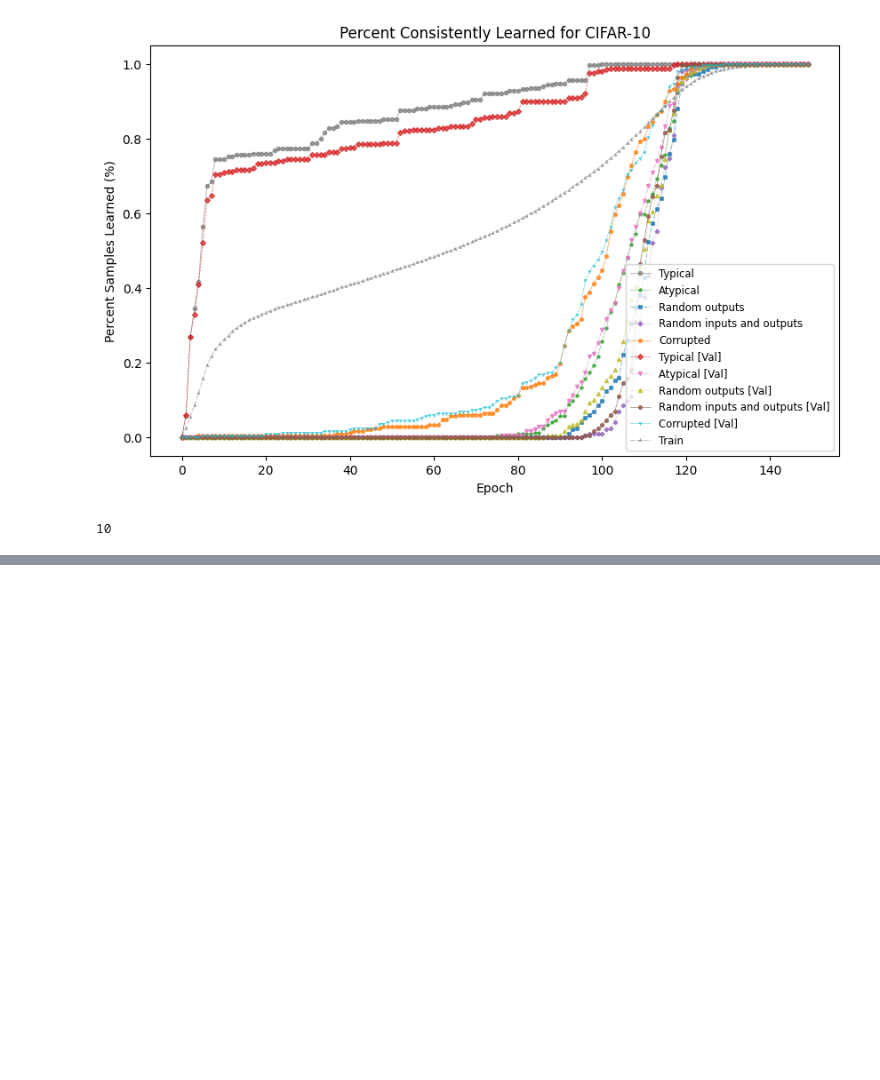
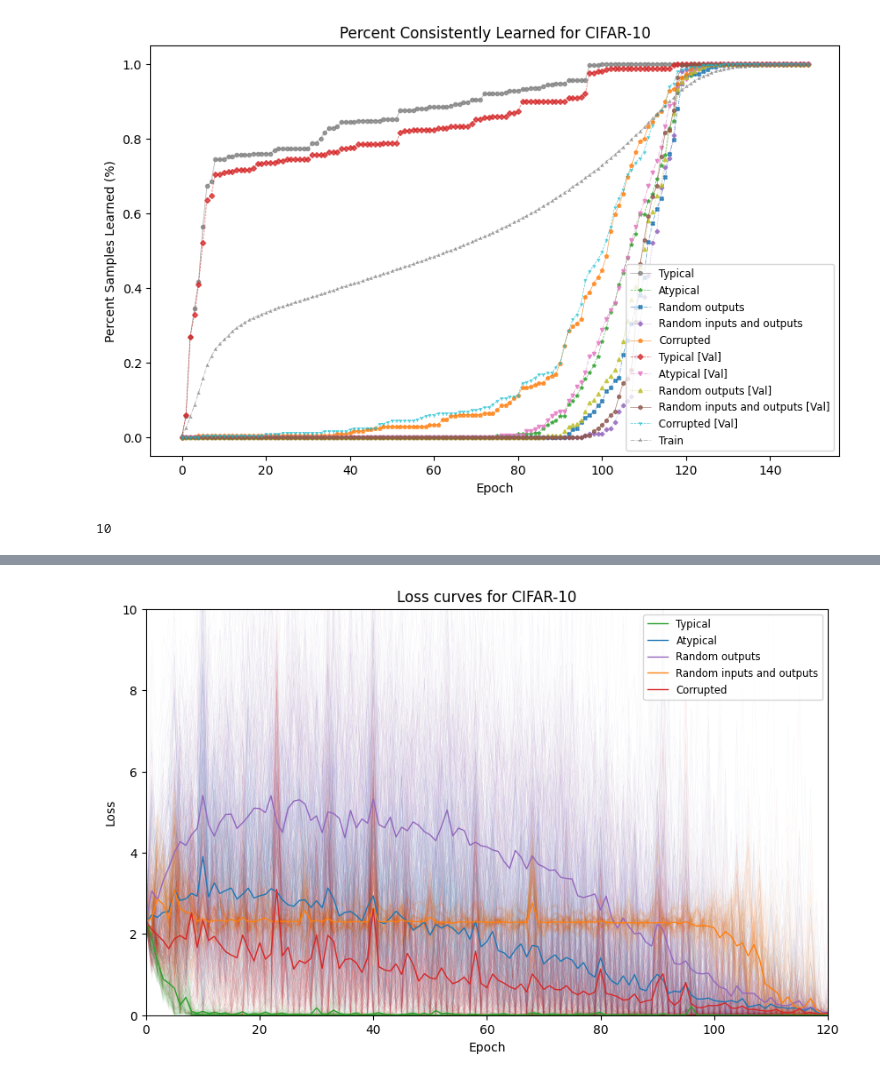
Before and after one commit to jhoffe/bsc_metadata_archeology, a Jupyter notebook: notebooks/loss_dataset_test.ipynb, the cells around one changed output, grey strips where cells are left out. Saved outputs shown, nothing was run; the diff lists cells and outputs as text; code cells hidden in the pictures; blank space fills up the shorter version.

Commit message:
loss curve plot

```diff
--- a/notebooks/loss_dataset_test.ipynb
+++ b/notebooks/loss_dataset_test.ipynb
@@ -343,0 +366,81 @@ len(suite_names)
+# %%
+dataset_name = "cifar10"
+loss_dataset_path = f"../models/losses/{dataset_name}-20230320_1038"
+probe_suite = torch.load(f"../data/processed/{dataset_name}/train_probe_suite.pt")
+
+df = get_loss_dataset(loss_dataset_path)
+
+df.drop_duplicates(subset=["epoch", "sample_index", "stage"], inplace=True)
+
+df["epoch"] = df["epoch"].astype(int)
+
+max_epoch = df["epoch"].max() + 1
+num_suite_samples = len(probe_suite.combined)
+num_train_samples = len(probe_suite)
+
+assert df["stage"][df["stage"] == "val"].count() == max_epoch * num_suite_samples
+assert df["stage"][df["stage"] == "train"].count() == max_epoch * num_train_samples
+
+val_df = df[df["stage"] == "val"]
+
+suite_names = {
+    "typical": "Typical",
+    "atypical": "Atypical",
+    "random_outputs": "Random outputs",
+    "random_inputs_outputs": "Random inputs and outputs",
+    "corrupted": "Corrupted",
+}
+
+# sort by epoch
+val_df.sort_values(by=["epoch"], inplace=True)
+
+plt.figure(figsize=(10, 6))
+plt.title(f"Loss curves for {plot_titles[dataset_name]}")
+i = 0
+
+for suite_attr, suite_name in suite_names.items():
+    suite = getattr(probe_suite, suite_attr)
+    indices = get_indices_from_probe_suite(suite)
+    random.shuffle(indices)
+    #train_indices = indices[:250]
+    val_indices = indices[250:]
+    #val_df.loc[df["sample_index"].isin(train_indices), "suite"] = suite_name
+    val_df.loc[df["sample_index"].isin(val_indices), "suite"] = suite_name
+    for idx in val_indices:
+        plt.plot(
+              val_df["epoch"][val_df["sample_index"] == idx],
+              val_df["loss"][val_df["sample_index"] == idx],
+              alpha=0.15,
+              linewidth=0.1,
+              color=marker_colors[i],
+              zorder=1,
+        )
+
+    # plot aggregated loss for each suite over all samples
+    plt.plot(
+        val_df.loc[val_df["suite"] == suite_name].groupby(["epoch"]).mean().index,
+        val_df.loc[val_df["suite"] == suite_name].groupby(["epoch"]).mean()["loss"],
+        label=suite_name,
+        linewidth=1,
+        color=marker_colors[i],
+        zorder=2,
+    )
+
+    i += 1
+
+
+
+# make legend such that each suite has a different color
+#i = 0
+#for suite_attr, suite_name in suite_names.items():
+#    plt.plot([], [], color=marker_colors[i], label=suite_name)
+#    i += 1
+
+plt.ylim(0, 10)
+plt.xlim(0, 120)
+
+plt.legend(loc="upper right", fontsize="small")
+plt.xlabel("Epoch")
+plt.ylabel("Loss")
+plt.show()
+# %% [output]
@@ -343,0 +456 @@ len(suite_names)
+[figure, added]
```
Also changed, not shown: parts of 6 cells of this notebook, 3 other files.
